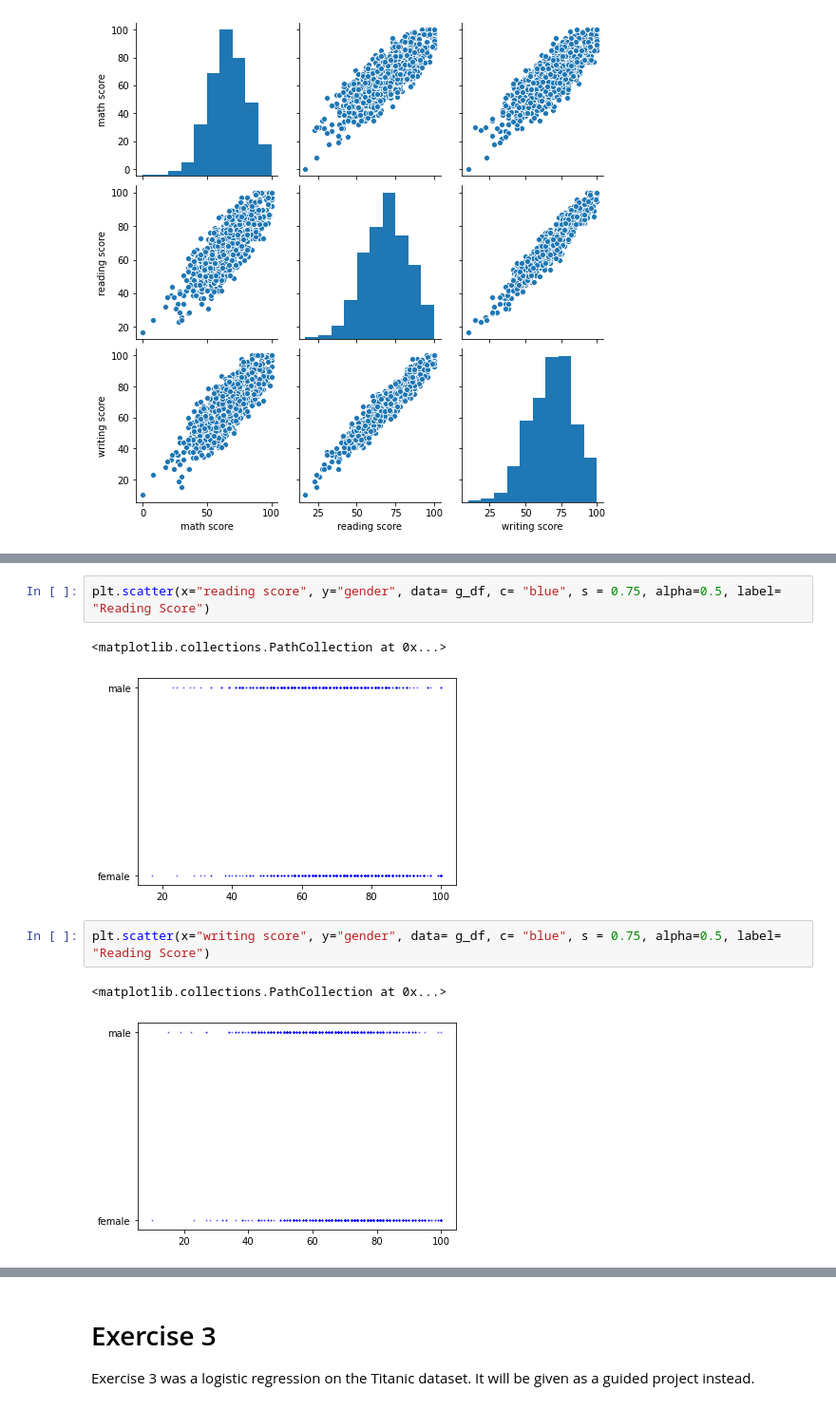
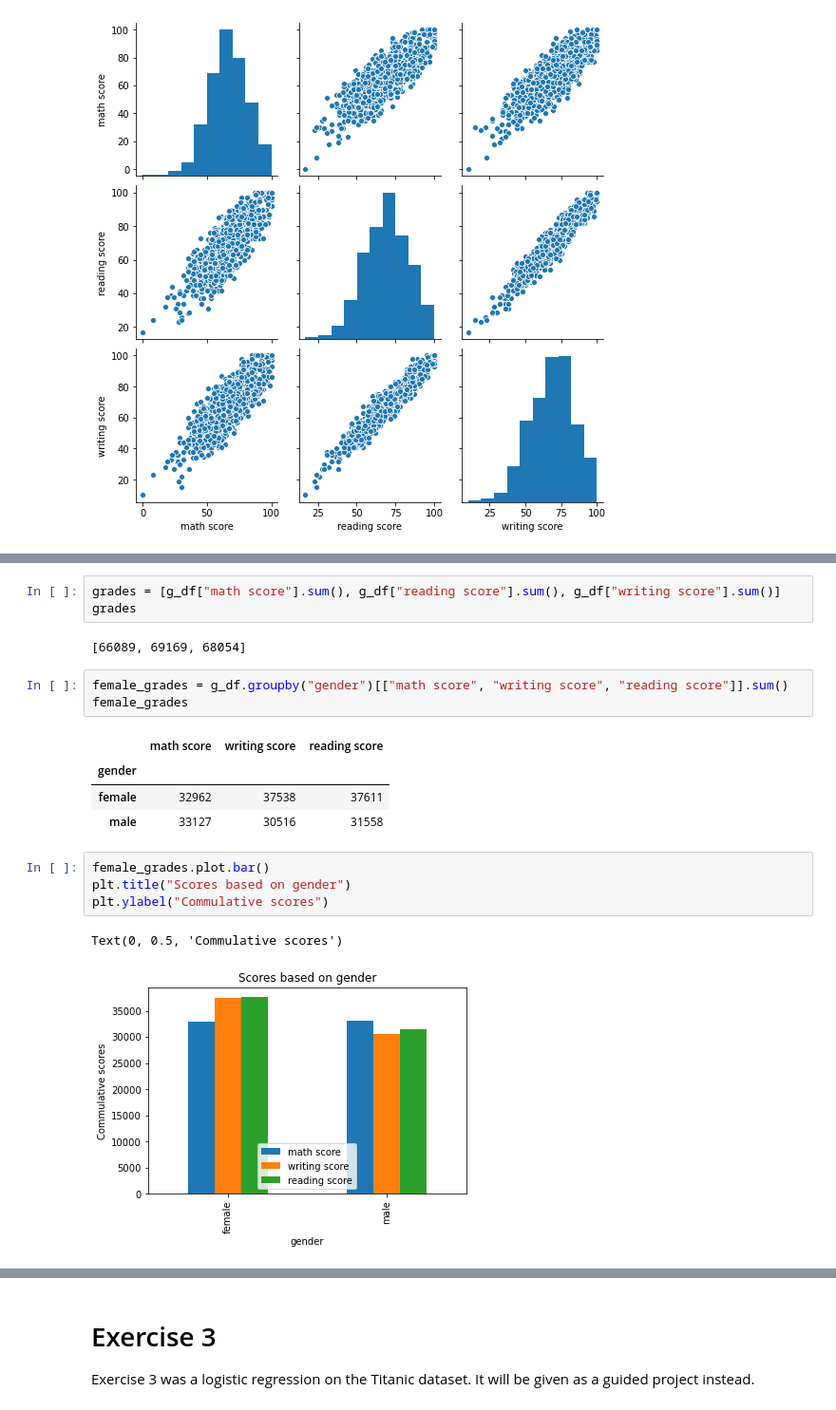
Before and after one commit to clarimayo/Jupyter_notebooks, a Jupyter notebook: Labs/Week 22/week-22-lab.ipynb, the cells around one changed output, grey strips where cells are left out. Shown: that part at 95% size. Cells and saved outputs as stored; diff of their text form.

```diff
--- a/Labs/Week 22/week-22-lab.ipynb
+++ b/Labs/Week 22/week-22-lab.ipynb
@@ -164,10 +201,20 @@ plt.scatter(x="math score", y = "gender", data= g_df, c="purple", s=0.75, alpha=
-# %%
-plt.scatter(x="reading score", y="gender", data= g_df, c= "blue", s = 0.75, alpha=0.5, label= "Reading Score")
-# %% [output]
-<matplotlib.collections.PathCollection at 0x...>
-[figure, removed]
-# %%
-plt.scatter(x="writing score", y="gender", data= g_df, c= "blue", s = 0.75, alpha=0.5, label= "Reading Score")
-# %% [output]
-<matplotlib.collections.PathCollection at 0x...>
-[figure, removed]
+# %%
+grades = [g_df["math score"].sum(), g_df["reading score"].sum(), g_df["writing score"].sum()]
+grades
+# %% [output]
+[66089, 69169, 68054]
+# %%
+female_grades = g_df.groupby("gender")[["math score", "writing score", "reading score"]].sum()
+female_grades
+# %% [output]
+|  | math score | writing score | reading score |
+| gender |  |  |  |
+| female | 32962 | 37538 | 37611 |
+| male | 33127 | 30516 | 31558 |
+# %%
+female_grades.plot.bar()
+plt.title("Scores based on gender")
+plt.ylabel("Commulative scores")
+# %% [output]
+Text(0, 0.5, 'Commulative scores')
+[figure, added]
```
Also changed, not shown: parts of 18 cells of this notebook, 1 other file.
